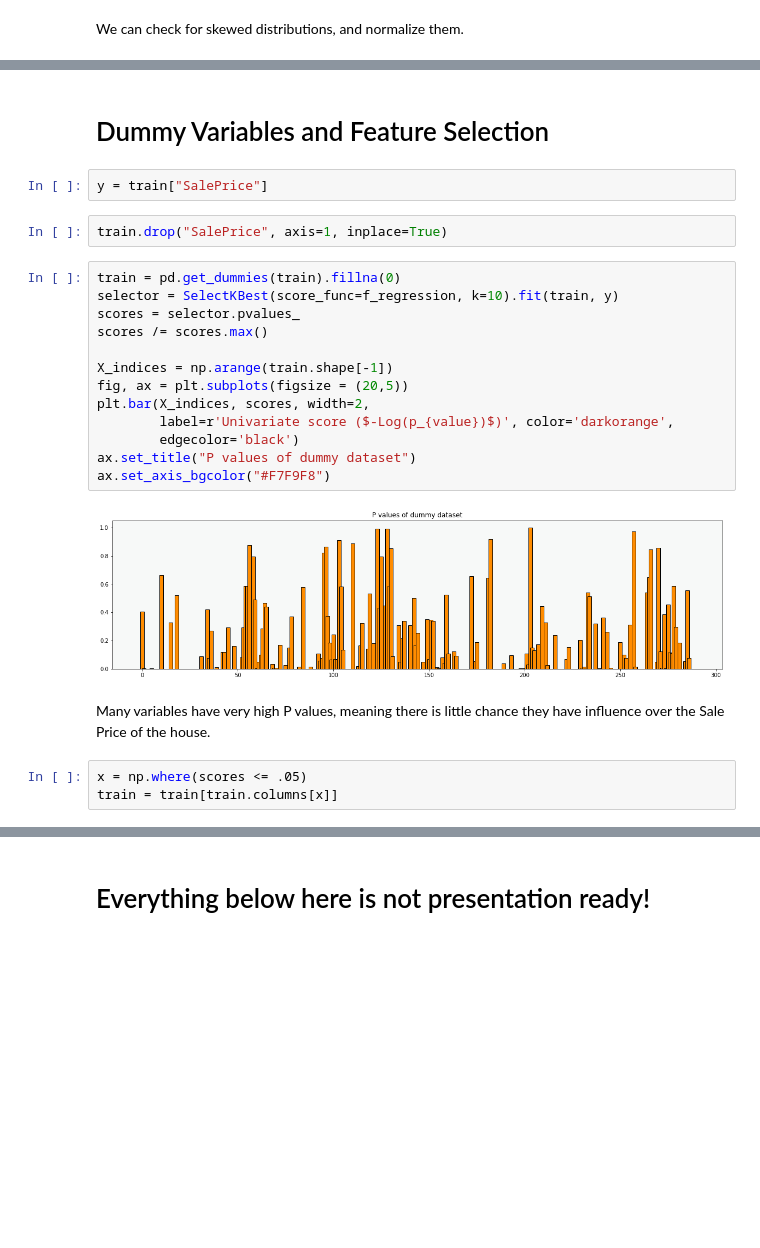
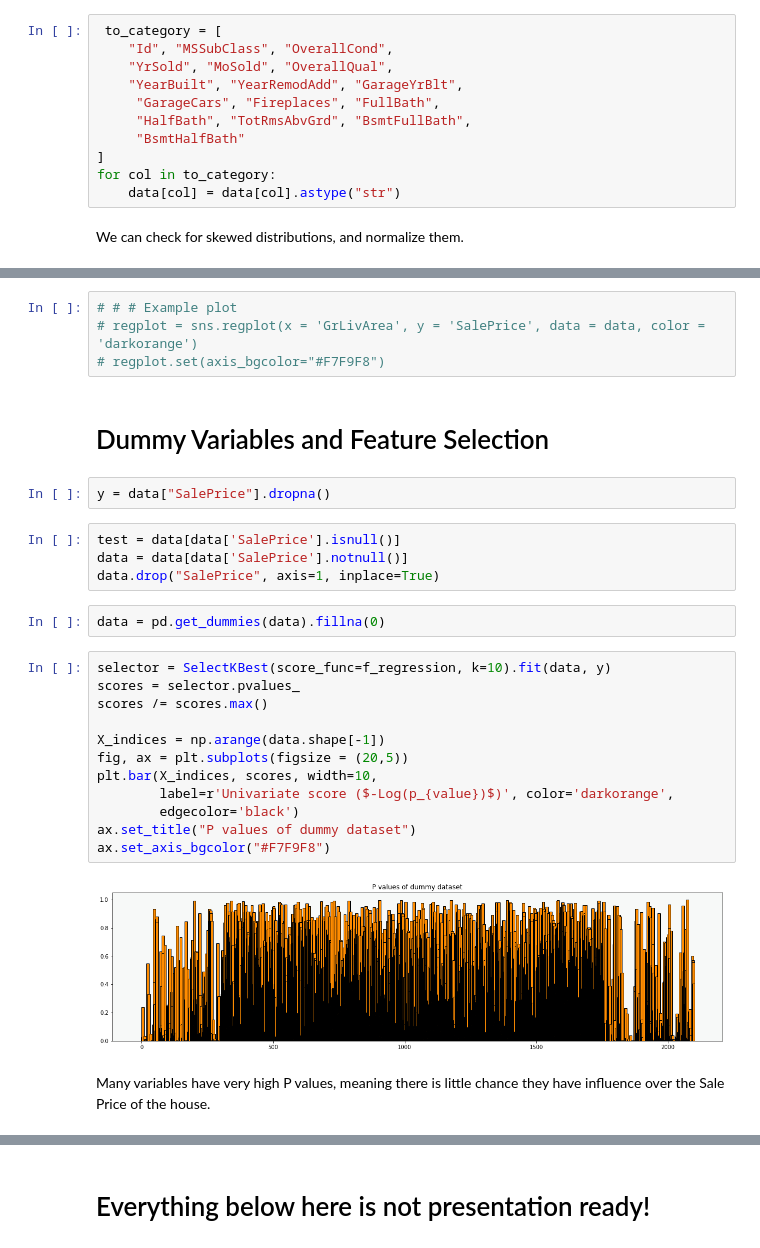
Before and after one commit to deanjgoldman/housing-ml, a Jupyter notebook: Housing_Models.ipynb, the cells around one changed output, grey strips where cells are left out. Saved outputs shown, nothing was run; the diff lists cells and outputs as text; blank space fills up the shorter version.

```diff
--- a/Housing_Models.ipynb
+++ b/Housing_Models.ipynb
@@ -186,3 +168,14 @@ data = data.drop(data[(data['1stFlrSF'] > 4000) & (data['SalePrice'] < 200000)].
+# %%
+ to_category = [
+    "Id", "MSSubClass", "OverallCond",
+    "YrSold", "MoSold", "OverallQual",
+    "YearBuilt", "YearRemodAdd", "GarageYrBlt",
+     "GarageCars", "Fireplaces", "FullBath",
+     "HalfBath", "TotRmsAbvGrd", "BsmtFullBath",
+     "BsmtHalfBath"
+]
+for col in to_category:
+    data[col] = data[col].astype("str")
 # %% [markdown]
 We can check for skewed distributions, and normalize them.
 # %%
@@ -206,29 +198,33 @@ sns.distplot(after_skew, ax=axs[1], axlabel="After Skew")
 # %% [output]
 <matplotlib.axes._subplots.AxesSubplot at 0x...>
 [figure]
+# %%
+# # # Example plot
+# regplot = sns.regplot(x = 'GrLivArea', y = 'SalePrice', data = data, color = 'darkorange')
+# regplot.set(axis_bgcolor="#F7F9F8")
 # %% [markdown]
 # Dummy Variables and Feature Selection
 # %%
-y = train["SalePrice"]
+y = data["SalePrice"].dropna()
 # %%
-train.drop("SalePrice", axis=1, inplace=True)
+test = data[data['SalePrice'].isnull()]
+data = data[data['SalePrice'].notnull()]
+data.drop("SalePrice", axis=1, inplace=True)
+# %%
+data = pd.get_dummies(data).fillna(0)
 # %%
-train = pd.get_dummies(train).fillna(0)
-selector = SelectKBest(score_func=f_regression, k=10).fit(train, y)
+selector = SelectKBest(score_func=f_regression, k=10).fit(data, y)
 scores = selector.pvalues_
 scores /= scores.max()
 
-X_indices = np.arange(train.shape[-1])
+X_indices = np.arange(data.shape[-1])
 fig, ax = plt.subplots(figsize = (20,5))
-plt.bar(X_indices, scores, width=2,
+plt.bar(X_indices, scores, width=10,
         label=r'Univariate score ($-Log(p_{value})$)', color='darkorange',
         edgecolor='black')
 ax.set_title("P values of dummy dataset")
 ax.set_axis_bgcolor("#F7F9F8")
 # %% [output]
-[figure, old version]
+[figure, new version]
 # %% [markdown]
 Many variables have very high P values, meaning there is little chance they have influence over the Sale Price of the house.
-# %%
-x = np.where(scores <= .05)
-train = train[train.columns[x]]
```
Also changed, not shown: parts of 21 cells of this notebook.
